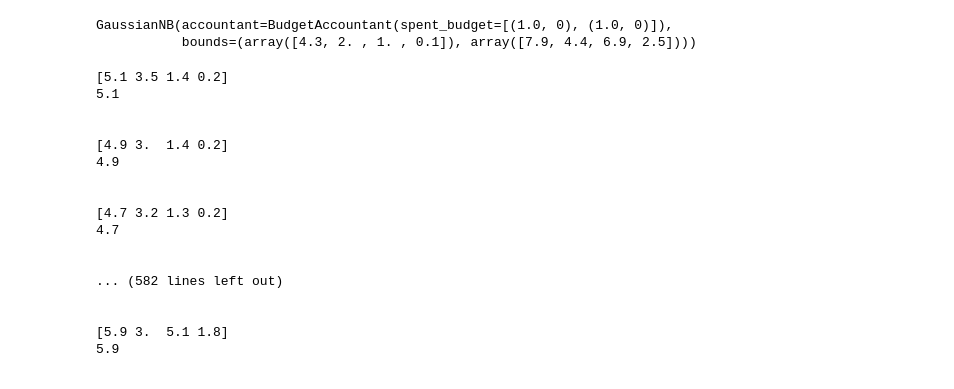
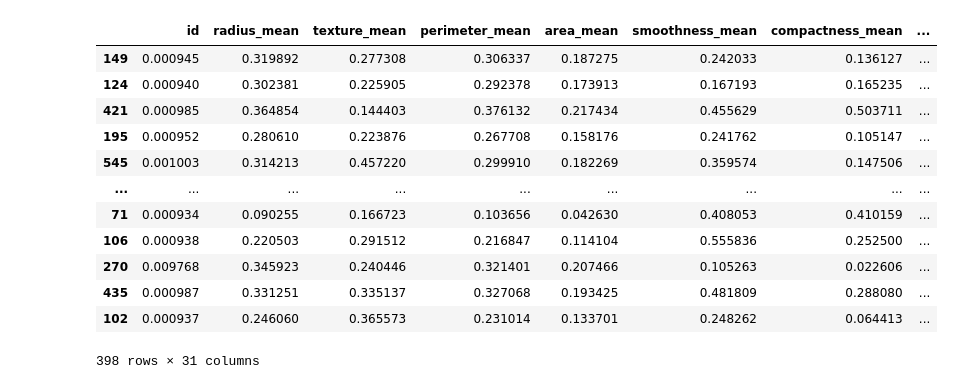
Before and after one commit to ANUPAMA0221/DifferentialPrivacy, a Jupyter notebook: practice/DiifPriv.ipynb, the cells around one changed output. Drawn from its saved outputs; the diff is of its cells as text; code cells hidden in the pictures.

```diff
--- a/practice/DiifPriv.ipynb
+++ b/practice/DiifPriv.ipynb
@@ -6,0 +59,16 @@ X_train, X_test, y_train, y_test = train_test_split(dataset.data, dataset.target
+# %%
+X
+# %% [output]
+|  | id | radius_mean | texture_mean | perimeter_mean | area_mean | smoothness_mean | compactness_mean | ... |
+| 149 | 0.000945 | 0.319892 | 0.277308 | 0.306337 | 0.187275 | 0.242033 | 0.136127 | ... |
+| 124 | 0.000940 | 0.302381 | 0.225905 | 0.292378 | 0.173913 | 0.167193 | 0.165235 | ... |
+| 421 | 0.000985 | 0.364854 | 0.144403 | 0.376132 | 0.217434 | 0.455629 | 0.503711 | ... |
+| 195 | 0.000952 | 0.280610 | 0.223876 | 0.267708 | 0.158176 | 0.241762 | 0.105147 | ... |
+| 545 | 0.001003 | 0.314213 | 0.457220 | 0.299910 | 0.182269 | 0.359574 | 0.147506 | ... |
+| ... | ... | ... | ... | ... | ... | ... | ... | ... |
+| 71 | 0.000934 | 0.090255 | 0.166723 | 0.103656 | 0.042630 | 0.408053 | 0.410159 | ... |
+| 106 | 0.000938 | 0.220503 | 0.291512 | 0.216847 | 0.114104 | 0.555836 | 0.252500 | ... |
+| 270 | 0.009768 | 0.345923 | 0.240446 | 0.321401 | 0.207466 | 0.105263 | 0.022606 | ... |
+| 435 | 0.000987 | 0.331251 | 0.335137 | 0.327068 | 0.193425 | 0.481809 | 0.288080 | ... |
+| 102 | 0.000937 | 0.246060 | 0.365573 | 0.231014 | 0.133701 | 0.248262 | 0.064413 | ... |
+398 rows × 31 columns
@@ -8,36 +86,4 @@ X_train, X_test, y_train, y_test = train_test_split(dataset.data, dataset.target
 from diffprivlib.models import GaussianNB
 
 clf = GaussianNB()
-clf.fit(X_train, y_train)
+fit=clf.fit(X_train, y_train)
-# %% [output]
-GaussianNB(accountant=BudgetAccountant(spent_budget=[(1.0, 0), (1.0, 0)]),
-           bounds=(array([4.3, 2. , 1. , 0.1]), array([7.9, 4.4, 6.9, 2.5])))
-# %%
-from numpy import array
-from numpy import inf
-from numpy.linalg import norm
-import numpy as np
-d=np.asarray(dataset.data)
-for i in range (0,d.shape[0]):
-    l2=norm(d[i,:],inf)
-    print(d[i,:])
-    print(l2)
-    print("\n")
-# %% [output]
-[5.1 3.5 1.4 0.2]
-5.1
-
-
-[4.9 3.  1.4 0.2]
-4.9
-
-
-[4.7 3.2 1.3 0.2]
-4.7
-
-
-... (582 lines left out)
-
-
-[5.9 3.  5.1 1.8]
-5.9
```
Also changed, not shown: parts of 21 cells of this notebook, 3 other files.
